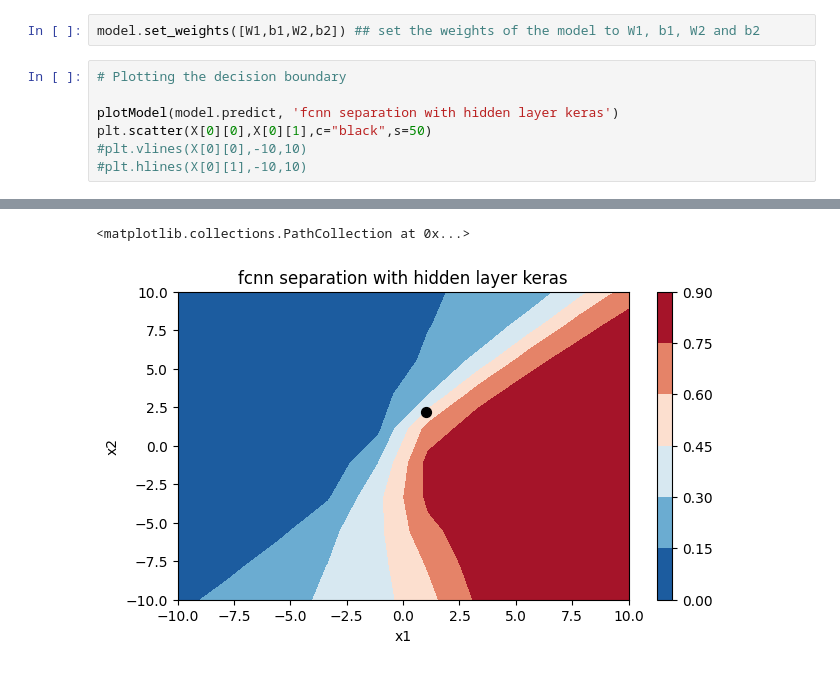
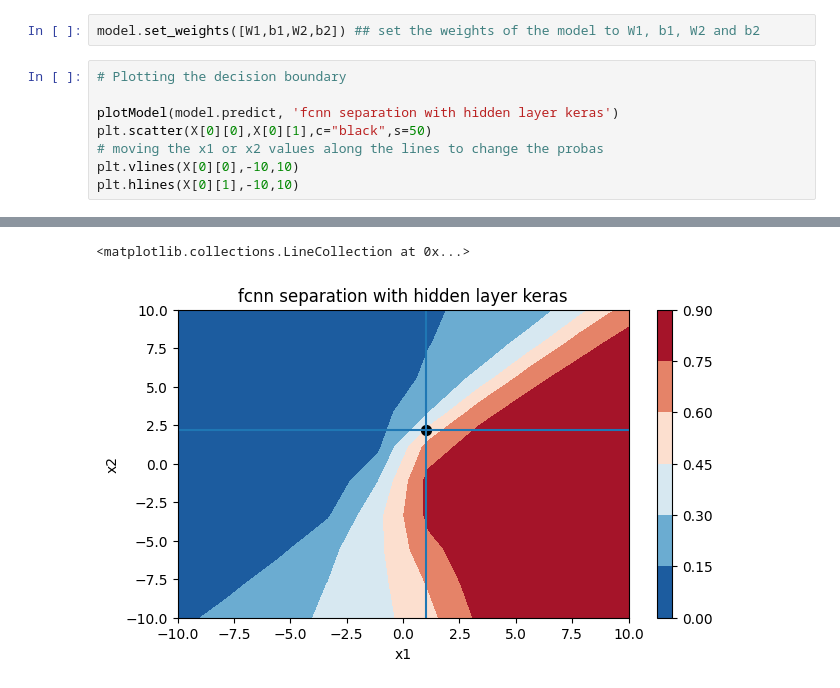
Before and after one commit to tensorchiefs/dl_course_2024, a Jupyter notebook: notebooks/01_simple_forward_pass_sol.ipynb, the cells around one changed output, grey strips where cells are left out. Saved outputs shown, nothing was run; the diff lists cells and outputs as text.

```diff
--- a/notebooks/01_simple_forward_pass_sol.ipynb
+++ b/notebooks/01_simple_forward_pass_sol.ipynb
@@ -324,6 +358,7 @@ model.set_weights([W1,b1,W2,b2]) ## set the weights of the model to W1, b1, W2 a
 
 plotModel(model.predict, 'fcnn separation with hidden layer keras')
 plt.scatter(X[0][0],X[0][1],c="black",s=50)
-#plt.vlines(X[0][0],-10,10)
-#plt.hlines(X[0][1],-10,10)
+# moving the x1 or x2 values along the lines to change the probas
+plt.vlines(X[0][0],-10,10)
+plt.hlines(X[0][1],-10,10)
 # %% [output]
@@ -347,2 +382,2 @@ plt.scatter(X[0][0],X[0][1],c="black",s=50)
-<matplotlib.collections.PathCollection at 0x...>
+<matplotlib.collections.LineCollection at 0x...>
-[figure, old version]
+[figure, new version]
```
Also changed, not shown: parts of 19 cells of this notebook, 1 other file.
